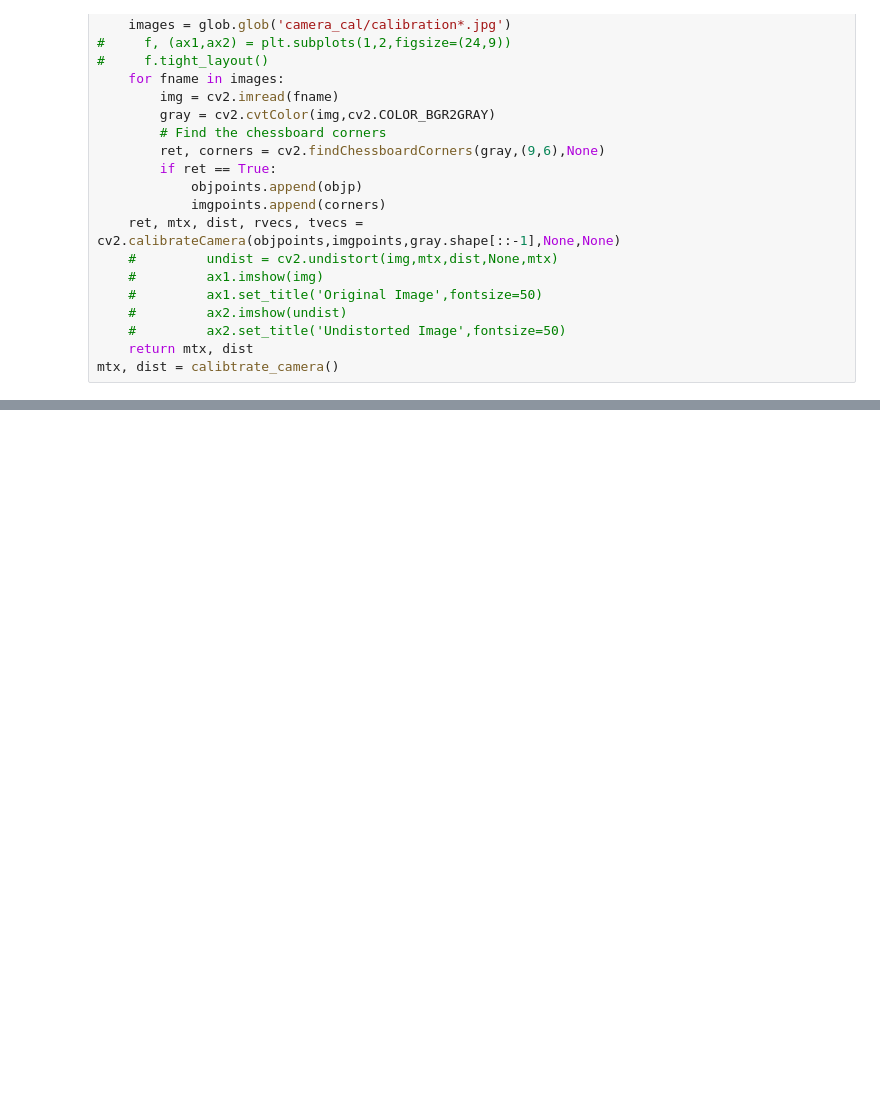
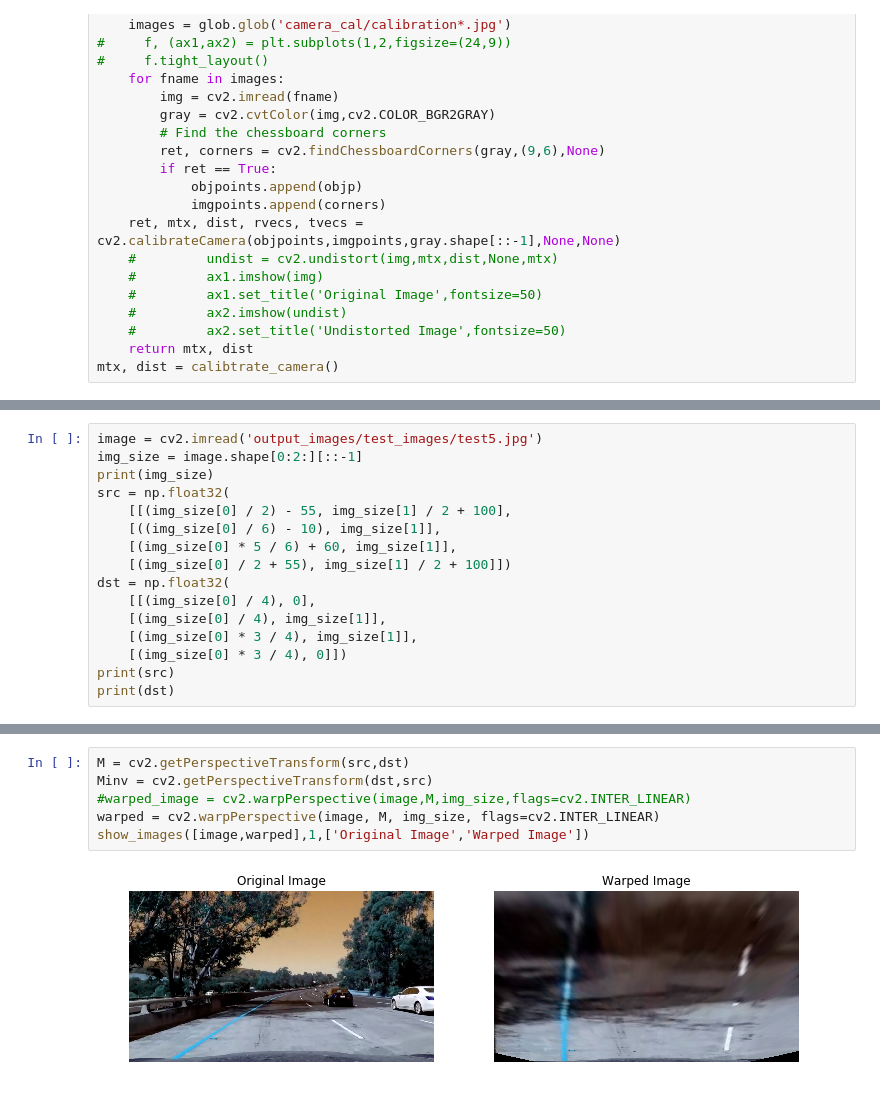
Before and after one commit to vasumaniram/SDCND-P2, a Jupyter notebook: P2.ipynb, the cells around one changed output, grey strips where cells are left out. Cells and saved outputs as stored; diff of their text form; blank space fills up the shorter version.

```diff
--- a/P2.ipynb
+++ b/P2.ipynb
@@ -46,0 +218,16 @@ undistort_images('camera_cal')
+# %%
+image = cv2.imread('output_images/test_images/test5.jpg')
+img_size = image.shape[0:2:][::-1]
+print(img_size)
+src = np.float32(
+    [[(img_size[0] / 2) - 55, img_size[1] / 2 + 100],
+    [((img_size[0] / 6) - 10), img_size[1]],
+    [(img_size[0] * 5 / 6) + 60, img_size[1]],
+    [(img_size[0] / 2 + 55), img_size[1] / 2 + 100]])
+dst = np.float32(
+    [[(img_size[0] / 4), 0],
+    [(img_size[0] / 4), img_size[1]],
+    [(img_size[0] * 3 / 4), img_size[1]],
+    [(img_size[0] * 3 / 4), 0]])
+print(src)
+print(dst)
@@ -46,0 +244,8 @@ undistort_images('camera_cal')
+# %%
+M = cv2.getPerspectiveTransform(src,dst)
+Minv = cv2.getPerspectiveTransform(dst,src)
+#warped_image = cv2.warpPerspective(image,M,img_size,flags=cv2.INTER_LINEAR)
+warped = cv2.warpPerspective(image, M, img_size, flags=cv2.INTER_LINEAR)
+show_images([image,warped],1,['Original Image','Warped Image'])
+# %% [output]
+[figure, added]
```
Also changed, not shown: parts of 11 cells of this notebook.
